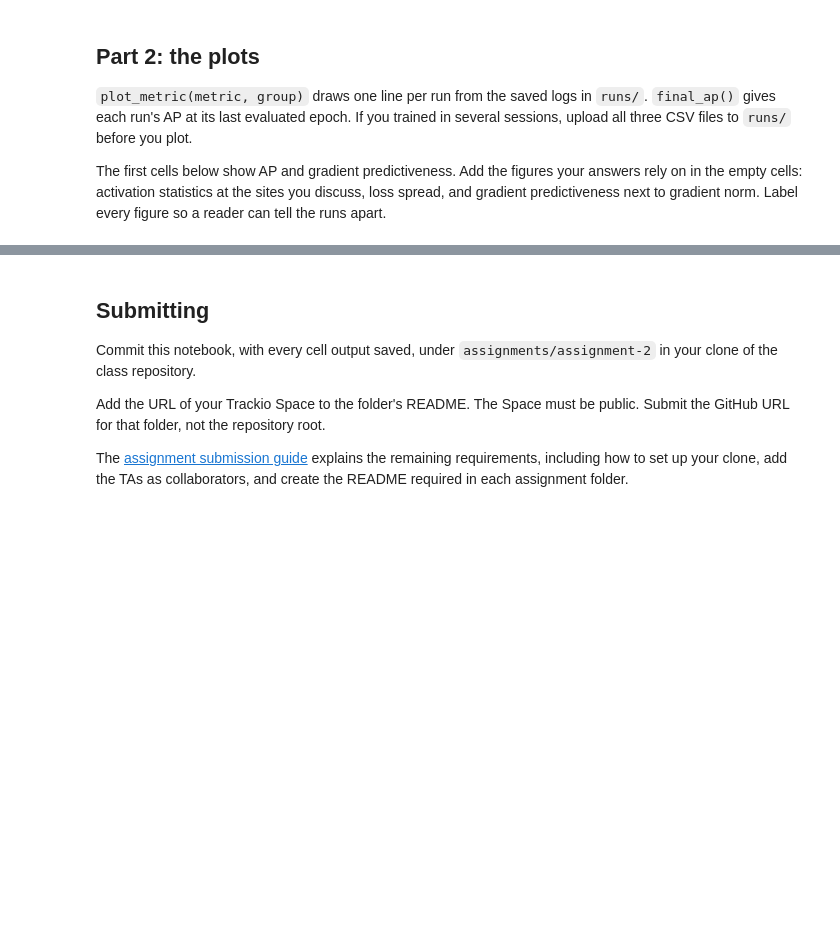
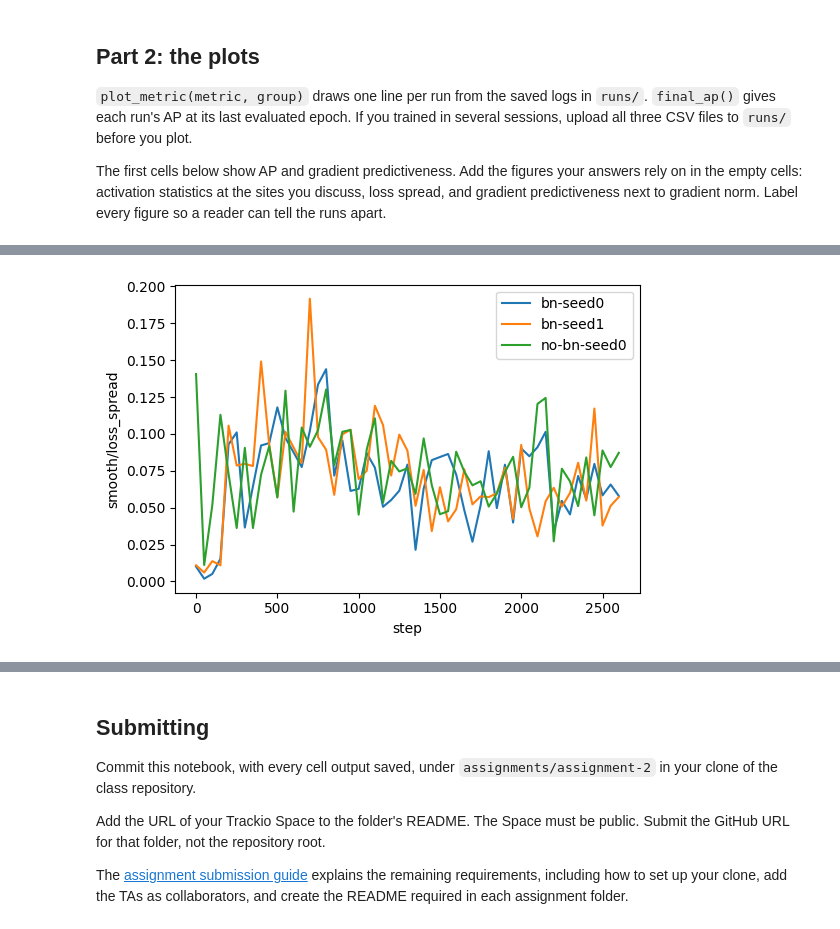
Before and after one commit to emb9544/eng-ai-agents, a Jupyter notebook: notebooks/assignments/topics/object-detection/detection-instrumentation/detection-instrumentation.ipynb, the cells around one changed output, grey strips where cells are left out. Cells and saved outputs as stored; diff of their text form; code cells hidden in the pictures; blank space fills up the shorter version.

```diff
--- a/notebooks/assignments/topics/object-detection/detection-instrumentation/detection-instrumentation.ipynb
+++ b/notebooks/assignments/topics/object-detection/detection-instrumentation/detection-instrumentation.ipynb
@@ -839,4 +870,8 @@ plot_metric("smooth", "grad_pred")
 # %%
 # Loss spread
+
+plot_metric("smooth", "loss_spread")
+# %% [output]
+[figure, added]
 # %%
 # Gradient predictiveness and gradient norm
```
Also changed, not shown: parts of 13 cells of this notebook.
